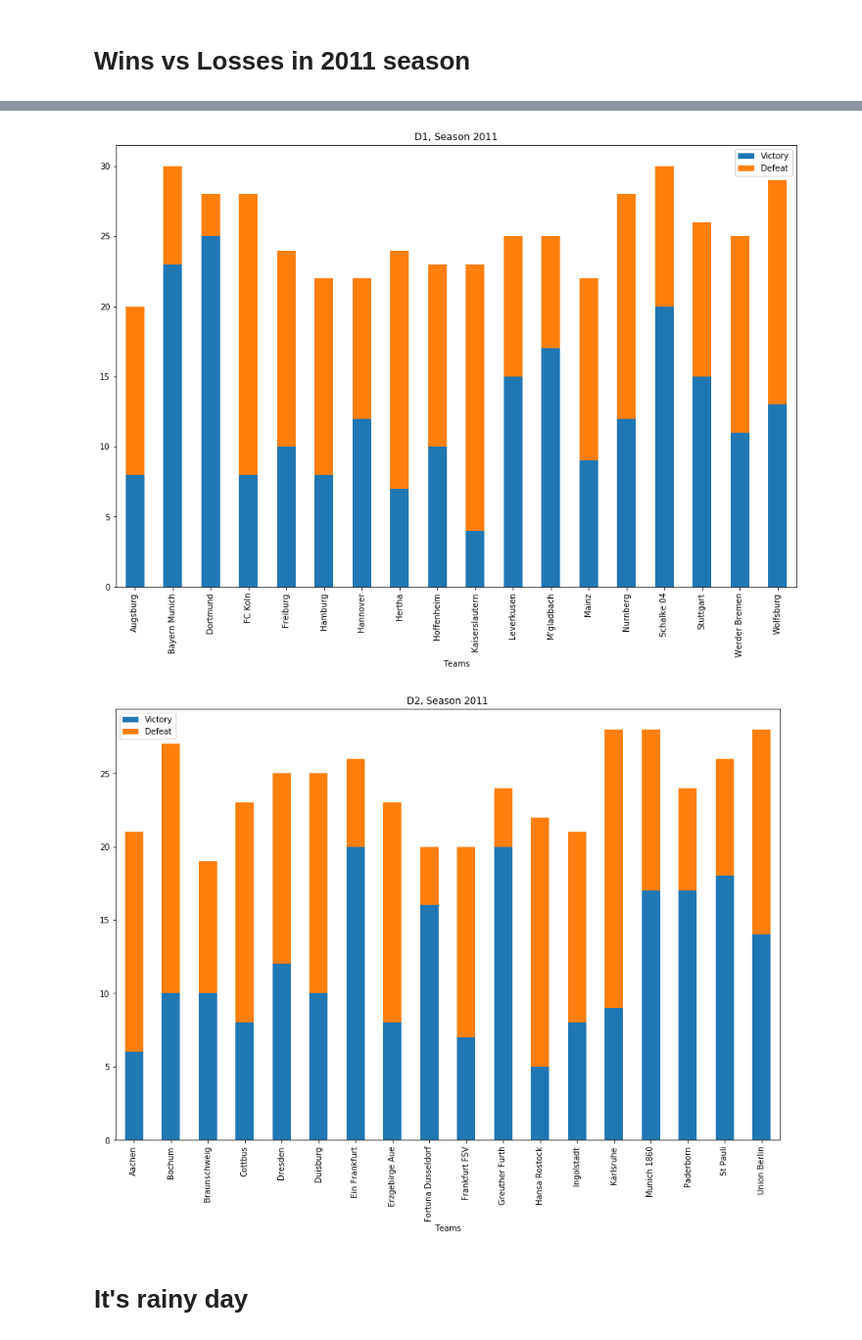
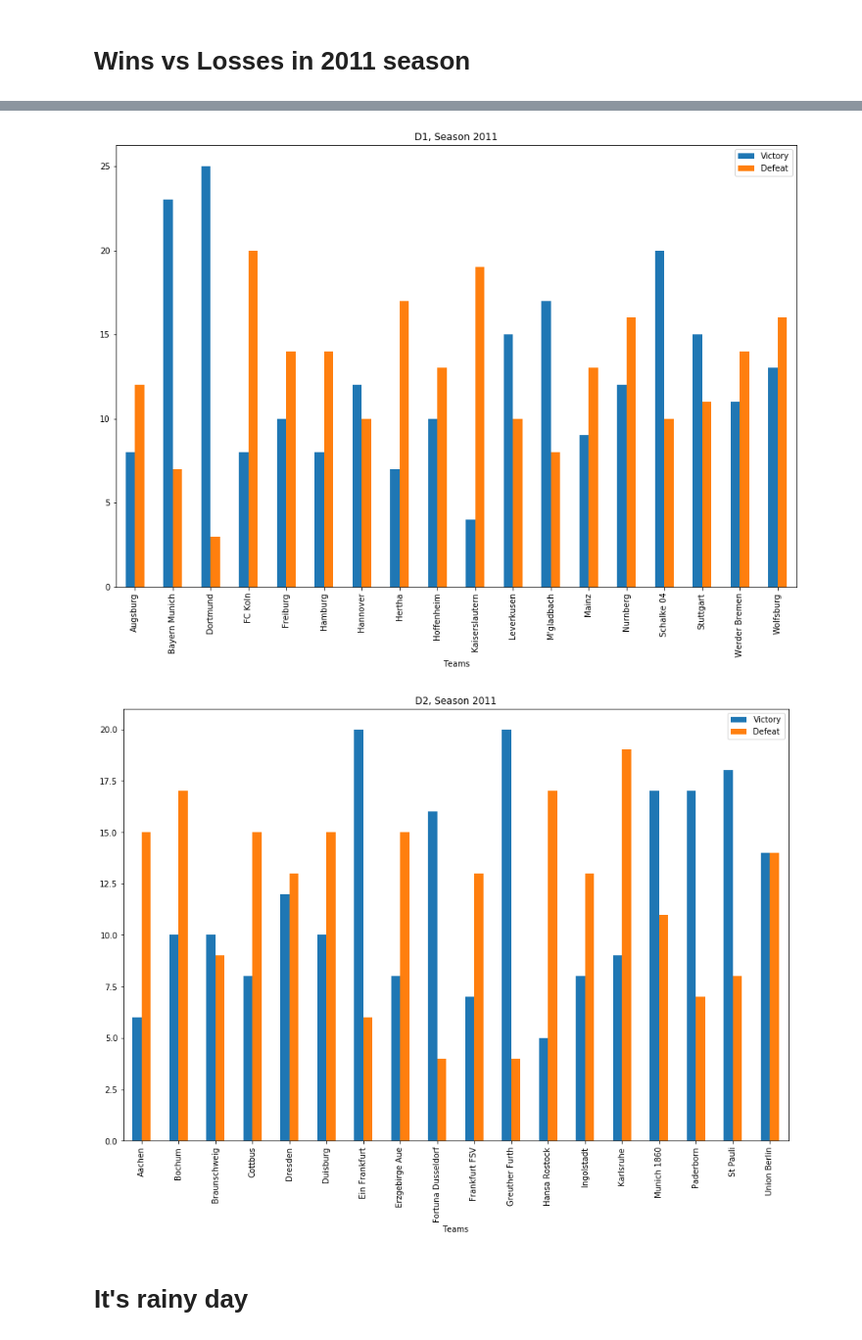
Before and after one commit to aghilissen/FootballAndWeather, a Jupyter notebook: index.ipynb, the cells around one changed output, grey strips where cells are left out. Shown at 98% size. Saved outputs shown, nothing was run; the diff lists cells and outputs as text; code cells hidden in the pictures.

```diff
--- a/index.ipynb
+++ b/index.ipynb
@@ -125,3 +126,5 @@ df.to_csv('df.csv', sep=',', encoding='utf-8')
+# %%
+df = pd.read_csv('df.csv', sep=',', encoding='utf-8')
 # %% [markdown]
 # Wins vs Losses in 2011 season
 # %%
@@ -152,6 +174,7 @@ teamsperf = teamsperf.sort_values(by=['Division', 'Teams'])
 # Create the graphs, per Division
 for i in ['E0','D1','D2']:
     plotdf = teamsperf[teamsperf['Division']==i]
-    plotdf.plot(x='Teams', y=['Victory','Defeat'],kind='bar',figsize=(15,10), stacked=True, sort_columns=True,
+    plotdf.plot(x='Teams', y=['Victory','Defeat'],kind='bar',figsize=(15,10), sort_columns=True,
                 title='{}, Season 2011'.format(i))
+    plt.savefig('{} - Season 2011'.format(i))
 # %% [output]
@@ -159,4 +182,4 @@ for i in ['E0','D1','D2']:
-[figure, old version]
+[figure, new version]
-[figure, old version]
+[figure, new version]
 # %% [markdown]
 # It's rainy day
```
Also changed, not shown: parts of 16 cells of this notebook, 7 other files.
